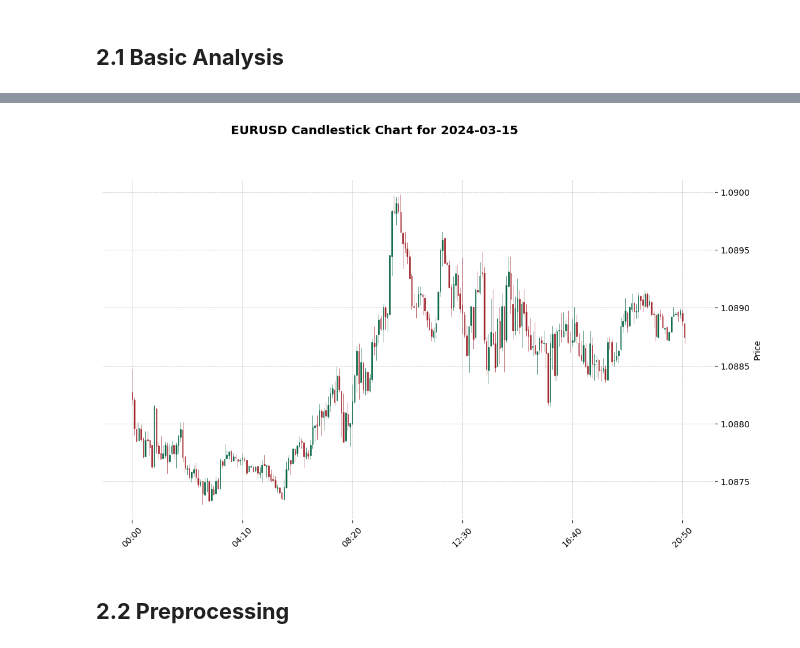
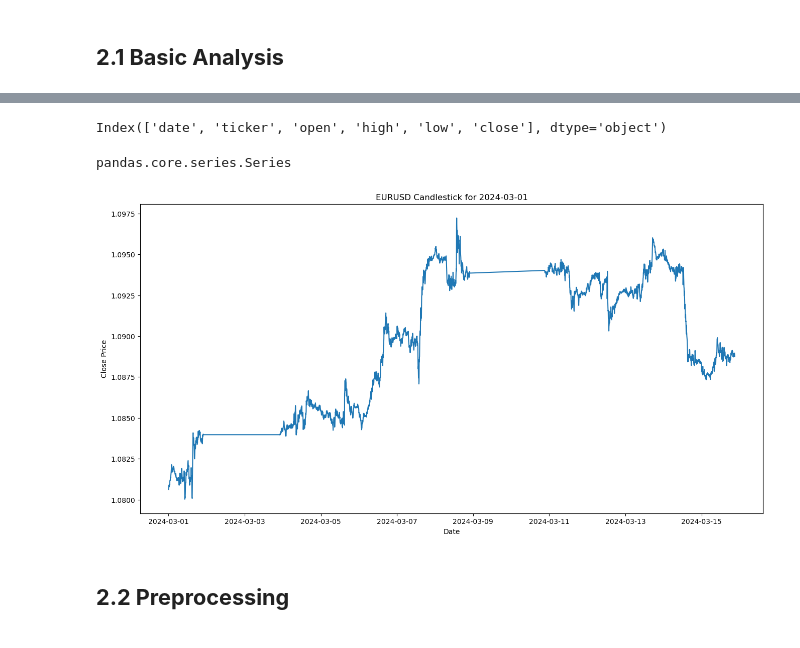
Before and after one commit to MasixoleBOYA/Capstone_Project, a Jupyter notebook: data_sources/Tiingo/tiingo_model.ipynb, the cells around one changed output, grey strips where cells are left out. Cells and saved outputs as stored; diff of their text form; code cells hidden in the pictures.

```diff
--- a/data_sources/Tiingo/tiingo_model.ipynb
+++ b/data_sources/Tiingo/tiingo_model.ipynb
@@ -135,2 +156,10 @@ df.sample(5)
+# %%
+df.columns
+# %% [output]
+Index(['date', 'ticker', 'open', 'high', 'low', 'close'], dtype='object')
+# %%
+type(df['date'])
+# %% [output]
+pandas.core.series.Series
 # %%
 df['date'] = pd.to_datetime(df['date'])
@@ -138,13 +165,0 @@ df.set_index('date', inplace=True)
-# %%
-
-mpf.plot(
-    df,
-    type='candle',
-    style='charles',
-    title=f'{ticker} Candlestick for {start_date}',
-    ylabel='Price',
-    ylabel_lower='Volume',
-    figsize=(14, 8)
-    )
-# %% [output]
-[figure, removed]
@@ -151,3 +168,12 @@ mpf.plot(
+# %%
+plt.figure(figsize=(16,8))
+plt.title(f'{ticker} Candlestick for {start_date}')
+plt.plot(df['close'])
+plt.ylabel('Close Price')
+plt.xlabel('Date')
+plt.show()
+# %% [output]
+[figure, added]
 # %% [markdown]
 <h2><strong>2.2 Preprocessing</strong></h2>
 # %%
```
Also changed, not shown: parts of 11 cells of this notebook.
